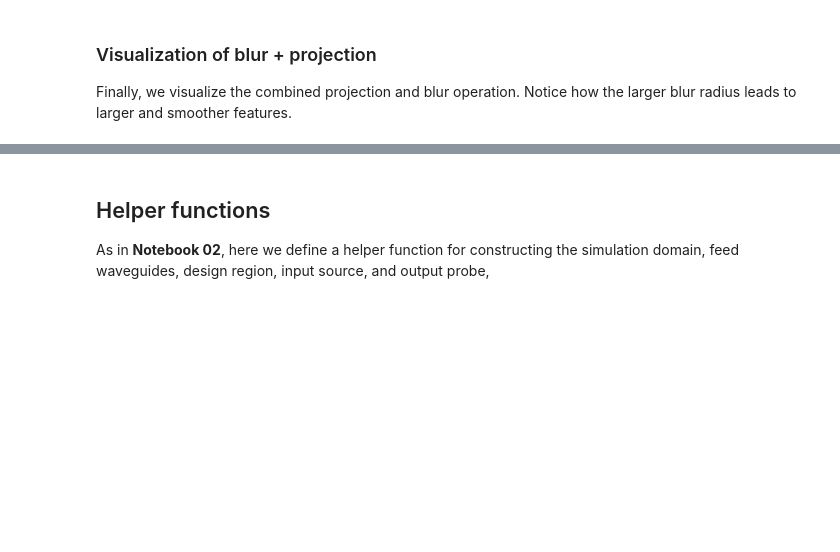
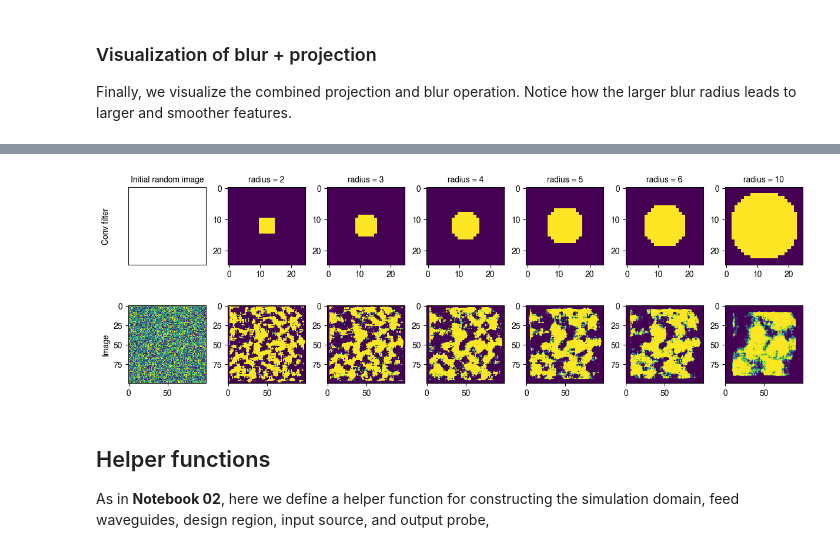
Before and after one commit to fancompute/workshop-invdesign, a Jupyter notebook: 03_Invdes_parameterization.ipynb, the cells around one changed output, grey strips where cells are left out. Cells and saved outputs as stored; diff of their text form; code cells hidden in the pictures; blank space fills up the shorter version.

```diff
--- a/03_Invdes_parameterization.ipynb
+++ b/03_Invdes_parameterization.ipynb
@@ -99,9 +153,0 @@ Below we visualize the blur operator applied to a random 2D array:
-# %%
-rho = np.random.rand(50, 50)
-
-# Visualize different values of the blur radius
-for radius in [None, 2, 3, 4, 5]:
-    plt.figure()
-    rho_p = operator_blur(rho, radius=radius, N=1) if radius is not None else rho
-    plt.imshow(rho_p)
-plt.show()
@@ -115,12 +155,3 @@ plt.show()
 ### Visualization of blur + projection
 
 Finally, we visualize the combined projection and blur operation. Notice how the larger blur radius leads to larger and smoother features.
-# %%
-rho = np.random.rand(150, 150)
-
-# Visualize different values of the blur radius
-for radius in [None, 2, 3, 4, 5]:
-    plt.figure()
-    rho_p = operator_proj(operator_blur(rho, radius=radius, N=1), beta=500) if radius is not None else rho
-    plt.imshow(rho_p)
-plt.show()
@@ -133,3 +158,54 @@ plt.show()
+# %%
+# Specify a range of values for the blur radius
+blur_radii = [2, 3, 4, 5, 6, 10]
+
+# Number of times to apply the blur filter
+N_blur = 1
+
+# Number of times to apply the projection operator
+N_proj = 1
+
+# Specify beta value to use for projection
+beta = 200
+
+# Specify eta value to use for projection
+eta = 0.5
+
+# Define a random 2D array to test our blur filter on
+rho = np.random.rand(100, 100)
+
+# Create a figure with panels to plot into
+fig, axs = plt.subplots(2, len(blur_radii)+1,figsize=(12,4), constrained_layout=True)
+
+# First, plot a dummy conv filter
+axs[0,0].set_title('Initial random image')
+axs[0,0].imshow(np.zeros((1,1)), vmin=0, cmap='Greys')
+# And also plot the initial random image
+axs[1,0].imshow(rho)
+
+# Now, loop over the blur radii and visualize each result
+for i, radius in enumerate(blur_radii):
+    kernel = _create_blur_kernel(radius)
+
+    kernel_pad = np.pad(kernel, (2+np.max(blur_radii)-radius, 2+np.max(blur_radii)-radius),
+                        'constant', constant_values=(0, 0))
+    axs[0,i+1].imshow(kernel_pad, vmin=0)
+
+    axs[0,i+1].set_title('radius = %d' % radius)
+
+    rho_p = operator_blur(rho, radius=radius, N=N_blur)
+    rho_p = operator_proj(rho_p, beta=beta, eta=eta, N=N_proj)
+    axs[1,i+1].imshow(rho_p)
+
+axs[0,0].set_yticks([])
+axs[0,0].set_xticks([])
+axs[0,0].set_ylabel('Conv filter')
+axs[1,0].set_ylabel('Image')
+
+fig.align_labels()
+plt.show()
+# %% [output]
+[figure, added]
 # %% [markdown]
 ## Helper functions
 
```
Also changed, not shown: parts of 22 cells of this notebook.
